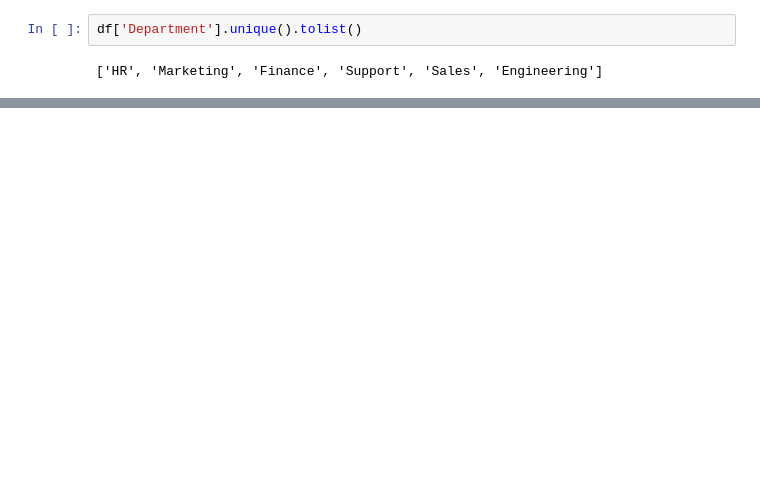
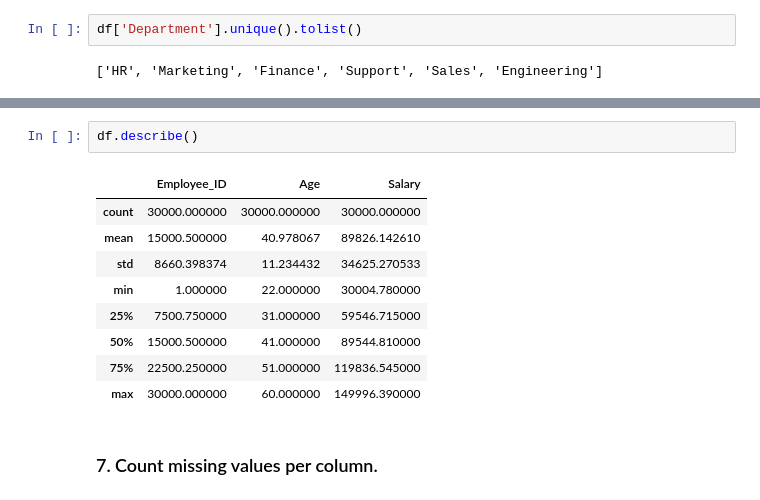
Before and after one commit to francisparwez/EmployeeInsight_SalaryTrends_Analysis, a Jupyter notebook: employee_insight.ipynb, the cells around one changed output, grey strips where cells are left out. Cells and saved outputs as stored; diff of their text form; blank space fills up the shorter version.

```diff
--- a/employee_insight.ipynb
+++ b/employee_insight.ipynb
@@ -48,0 +137,14 @@ df['Department'].unique().tolist()
+# %%
+df.describe()
+# %% [output]
+|  | Employee_ID | Age | Salary |
+| count | 30000.000000 | 30000.000000 | 30000.000000 |
+| mean | 15000.500000 | 40.978067 | 89826.142610 |
+| std | 8660.398374 | 11.234432 | 34625.270533 |
+| min | 1.000000 | 22.000000 | 30004.780000 |
+| 25% | 7500.750000 | 31.000000 | 59546.715000 |
+| 50% | 15000.500000 | 41.000000 | 89544.810000 |
+| 75% | 22500.250000 | 51.000000 | 119836.545000 |
+| max | 30000.000000 | 60.000000 | 149996.390000 |
+# %% [markdown]
+### 7. Count missing values per column.
```
Also changed, not shown: parts of 16 cells of this notebook, 1 other file.
